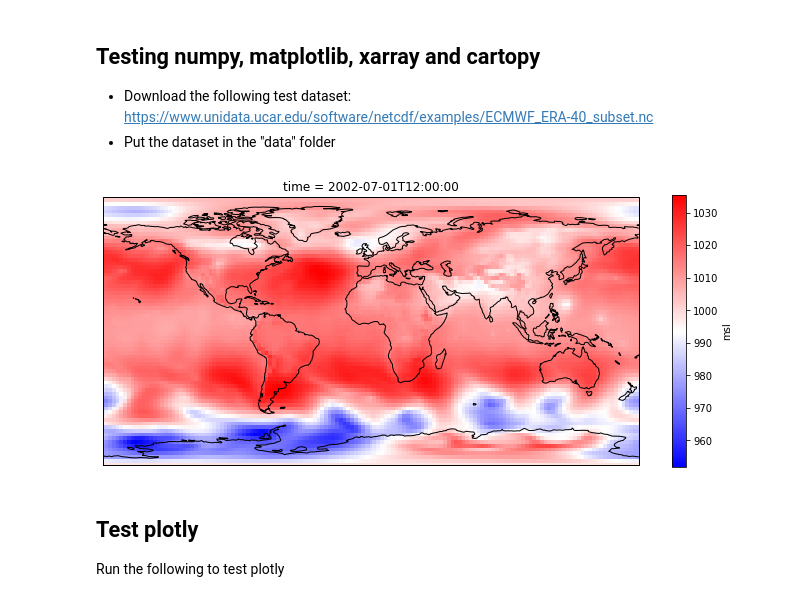
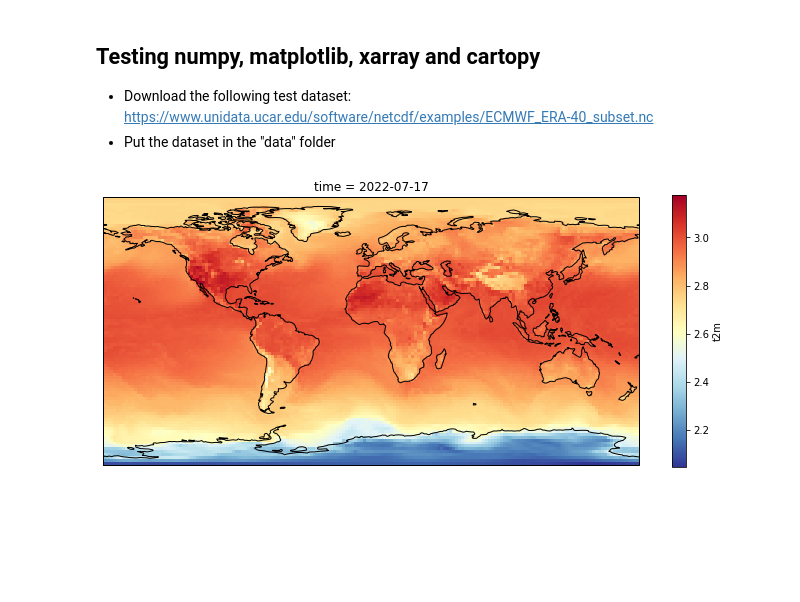
Before and after one commit to PedroLormendez/Climate-Data-A-hands-on-python-course, a Jupyter notebook: notebooks/Test.ipynb, the cells around one changed output. Cells and saved outputs as stored; diff of their text form; code cells hidden in the pictures; blank space fills up the shorter version.

Commit message:
Update sample_data.nc

```diff
--- a/notebooks/Test.ipynb
+++ b/notebooks/Test.ipynb
@@ -66,18 +70,15 @@ Text(0.5, 0, 'years')
 * Put the dataset in the "data" folder
 # %%
 # Reading the netcdf file
-file_path = '../data/ECMWF_ERA-40_subset.nc'
-DS = xr.open_dataset(file_path).msl / 100
-data = DS.sel(time='2002-07-01T12:00:00.000000000')
+file_path = '../data/sample.nc'
+DS = xr.open_dataset(file_path).t2m / 100
+data = DS.sel(time='2022-07-17T00:00:00.000000000')
 # %%
 # Plotting the data on a map using Cartopy
 projection = ccrs.PlateCarree()  # This is a common projection for geographical data
 fig, ax = plt.subplots(figsize=(12, 5), subplot_kw={'projection': projection})
 ax.coastlines()
-data.plot(ax=ax, cmap='bwr',transform=ccrs.PlateCarree())
+data.plot(ax=ax, cmap='RdYlBu_r',transform=ccrs.PlateCarree())
 plt.show()
 # %% [output]
-[figure, old version]
+[figure, new version]
-# %% [markdown]
-## Test plotly
-Run the following to test plotly
```
Also changed, not shown: parts of 6 cells of this notebook, 5 other files.
